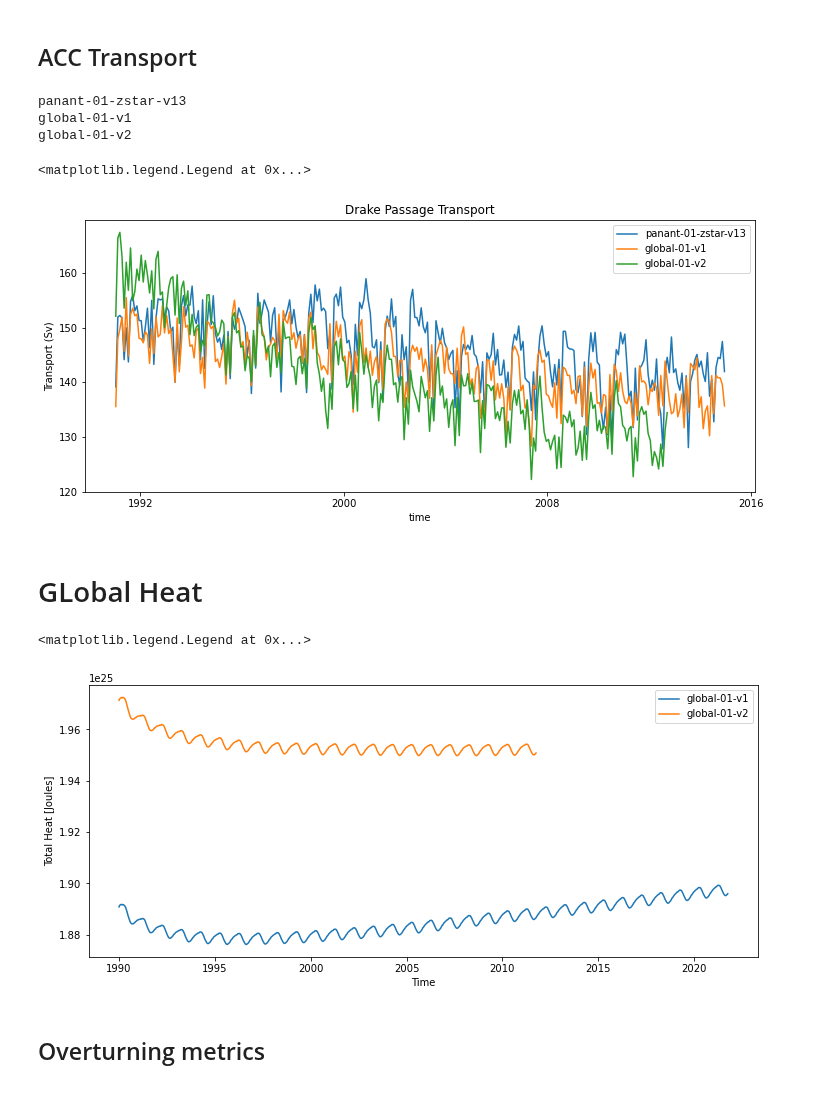
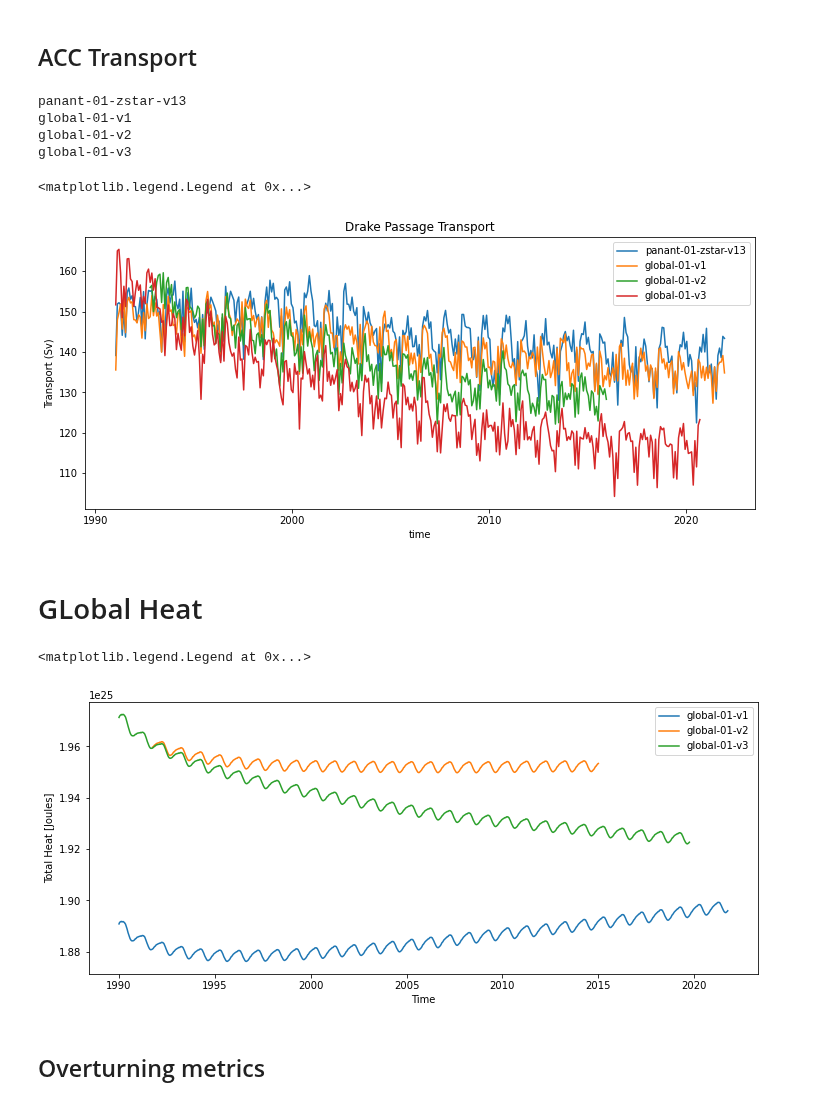
Before and after one commit to COSIMA/mom6-diagnostics, a Jupyter notebook: global-01/ComparisonWithPanant.ipynb, the cells around one changed output. Drawn from its saved outputs; the diff is of its cells as text; code cells hidden in the pictures.

```diff
--- a/global-01/ComparisonWithPanant.ipynb
+++ b/global-01/ComparisonWithPanant.ipynb
@@ -37,27 +51,29 @@ client
 # %%
 expts = ['panant-01-zstar-v13',
          'global-01-v1',
-         'global-01-v2']
+         'global-01-v2',
+         'global-01-v3']
 # %% [markdown]
 ## ACC Transport
 # %%
 plt.figure(figsize=(12,5))
 for expt in expts:
     print(expt)
     umo_2d = cc.querying.getvar(expt,'umo_2d', session,frequency='1 monthly')
     DP = umo_2d.sel(xq=-71,method='nearest').sel(yh=slice(-82,-50)).sum('yh')/1e9
-    DP.sel(time=slice('1990-01-01','2015-01-01')).plot(label=expt)
+    DP.sel(time=slice('1990-01-01','2022-01-01')).plot(label=expt)
     #DP.plot(label=expt)
 
 plt.title('Drake Passage Transport')
 plt.ylabel('Transport (Sv)')
 plt.legend()
 # %% [output]
 panant-01-zstar-v13
 global-01-v1
 global-01-v2
+global-01-v3
 <matplotlib.legend.Legend at 0x...>
-[figure, old version]
+[figure, new version]
 # %% [markdown]
 # GLobal Heat
 # %%
@@ -69,7 +85,7 @@ for expt in expts[1:]:
 plt.legend()
 # %% [output]
 <matplotlib.legend.Legend at 0x...>
-[figure, old version]
+[figure, new version]
 # %% [markdown]
 ## Overturning metrics
 # %%
```
Also changed, not shown: parts of 16 cells of this notebook.
